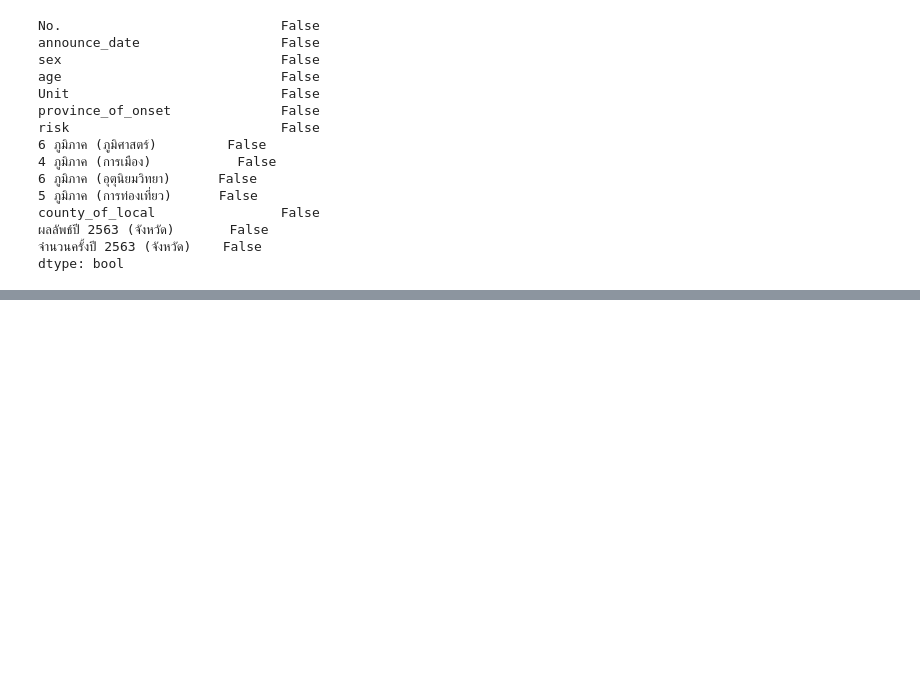
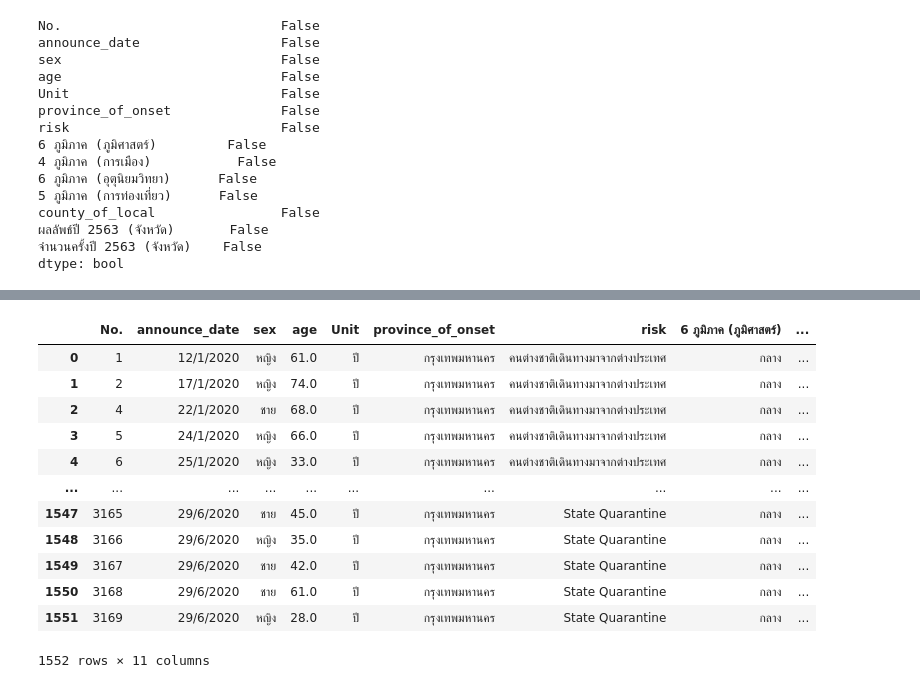
Before and after one commit to sitthatkaja/data_viz_2022, a Jupyter notebook: Project_Group.ipynb, the cells around one changed output, grey strips where cells are left out. Drawn from its saved outputs; the diff is of its cells as text; code cells hidden in the pictures; blank space fills up the shorter version.

```diff
--- a/Project_Group.ipynb
+++ b/Project_Group.ipynb
@@ -521,0 +554,17 @@ dtype: bool
+# %%
+a= covid_data_on.head(1552)
+a
+# %% [output]
+|  | No. | announce_date | sex | age | Unit | province_of_onset | risk | 6 ภูมิภาค (ภูมิศาสตร์) | ... |
+| 0 | 1 | 12/1/2020 | หญิง | 61.0 | ปี | กรุงเทพมหานคร | คนต่างชาติเดินทางมาจากต่างประเทศ | กลาง | ... |
+| 1 | 2 | 17/1/2020 | หญิง | 74.0 | ปี | กรุงเทพมหานคร | คนต่างชาติเดินทางมาจากต่างประเทศ | กลาง | ... |
+| 2 | 4 | 22/1/2020 | ชาย | 68.0 | ปี | กรุงเทพมหานคร | คนต่างชาติเดินทางมาจากต่างประเทศ | กลาง | ... |
+| 3 | 5 | 24/1/2020 | หญิง | 66.0 | ปี | กรุงเทพมหานคร | คนต่างชาติเดินทางมาจากต่างประเทศ | กลาง | ... |
+| 4 | 6 | 25/1/2020 | หญิง | 33.0 | ปี | กรุงเทพมหานคร | คนต่างชาติเดินทางมาจากต่างประเทศ | กลาง | ... |
+| ... | ... | ... | ... | ... | ... | ... | ... | ... | ... |
+| 1547 | 3165 | 29/6/2020 | ชาย | 45.0 | ปี | กรุงเทพมหานคร | State Quarantine | กลาง | ... |
+| 1548 | 3166 | 29/6/2020 | หญิง | 35.0 | ปี | กรุงเทพมหานคร | State Quarantine | กลาง | ... |
+| 1549 | 3167 | 29/6/2020 | ชาย | 42.0 | ปี | กรุงเทพมหานคร | State Quarantine | กลาง | ... |
+| 1550 | 3168 | 29/6/2020 | ชาย | 61.0 | ปี | กรุงเทพมหานคร | State Quarantine | กลาง | ... |
+| 1551 | 3169 | 29/6/2020 | หญิง | 28.0 | ปี | กรุงเทพมหานคร | State Quarantine | กลาง | ... |
+1552 rows × 11 columns
```
Also changed, not shown: parts of 3 cells of this notebook.
